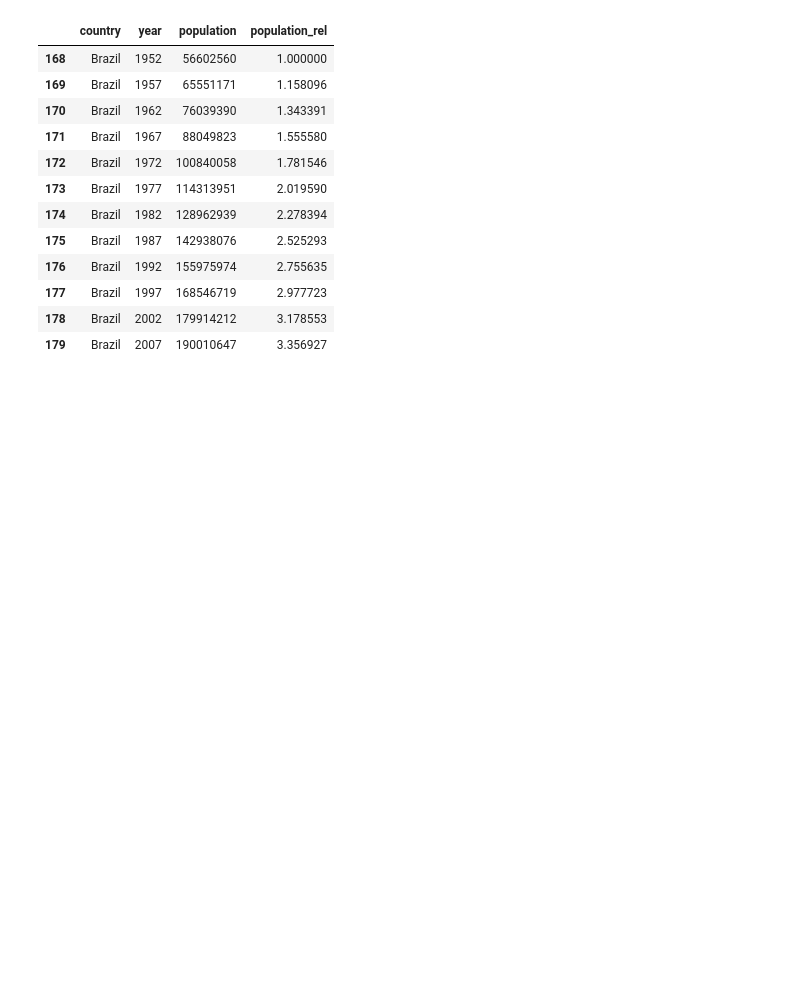
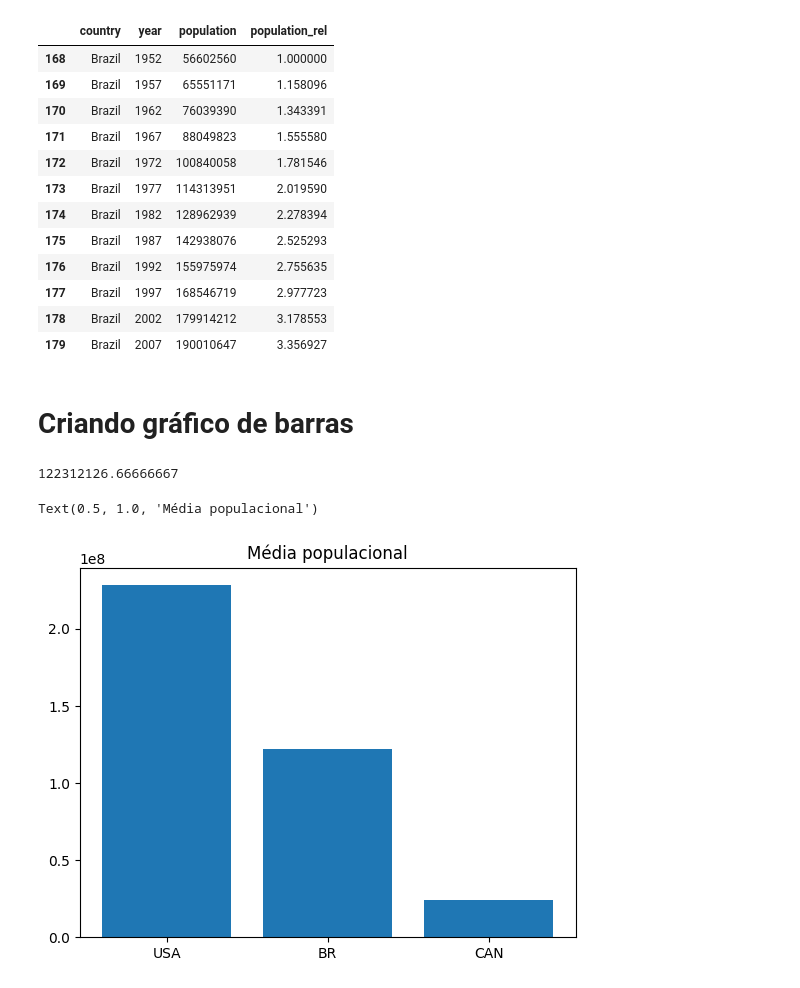
Before and after one commit to cvs2010/Data-Science-Projects, a Jupyter notebook: pandas_tutorial.ipynb, the cells around one changed output. Saved outputs shown, nothing was run; the diff lists cells and outputs as text; code cells hidden in the pictures; blank space fills up the shorter version.

```diff
--- a/pandas_tutorial.ipynb
+++ b/pandas_tutorial.ipynb
@@ -145,6 +148,7 @@ import matplotlib.pyplot as plt
 # Criando um gráfico da população do Brasil
 brazil = df[df.country == 'Brazil'].copy()
 usa = df[df.country == 'United States'].copy()
+canada = df[df.country == 'Canada'].copy()
 
 plt.plot(brazil.year, brazil.population, label='BR')
 plt.plot(usa.year, usa.population, label='USA')
@@ -179,3 +183,19 @@ brazil
 | 177 | Brazil | 1997 | 168546719 | 2.977723 |
 | 178 | Brazil | 2002 | 179914212 | 3.178553 |
 | 179 | Brazil | 2007 | 190010647 | 3.356927 |
+# %% [markdown]
+# Criando gráfico de barras
+# %%
+brazil.population.mean()
+# %% [output]
+122312126.66666667
+# %%
+import matplotlib.pyplot as plt
+
+barras = ['USA', 'BR', 'CAN']
+alturas = [usa.population.mean(), brazil.population.mean(), canada.population.mean()]
+plt.bar(barras, alturas)
+plt.title('Média populacional')
+# %% [output]
+Text(0.5, 1.0, 'Média populacional')
+[figure, added]
```
Also changed, not shown: parts of 12 cells of this notebook.
